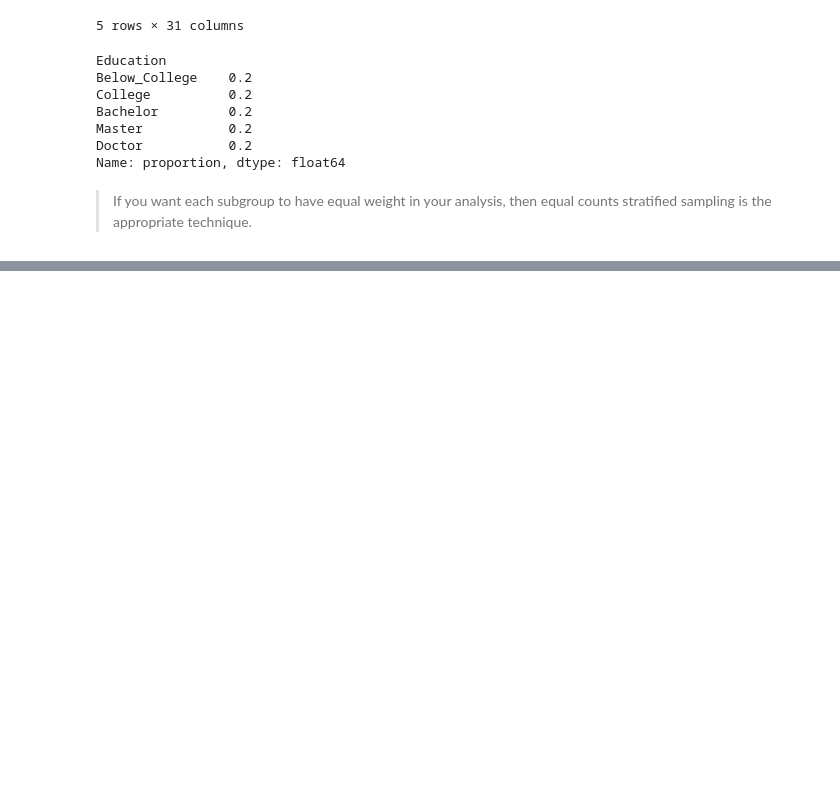
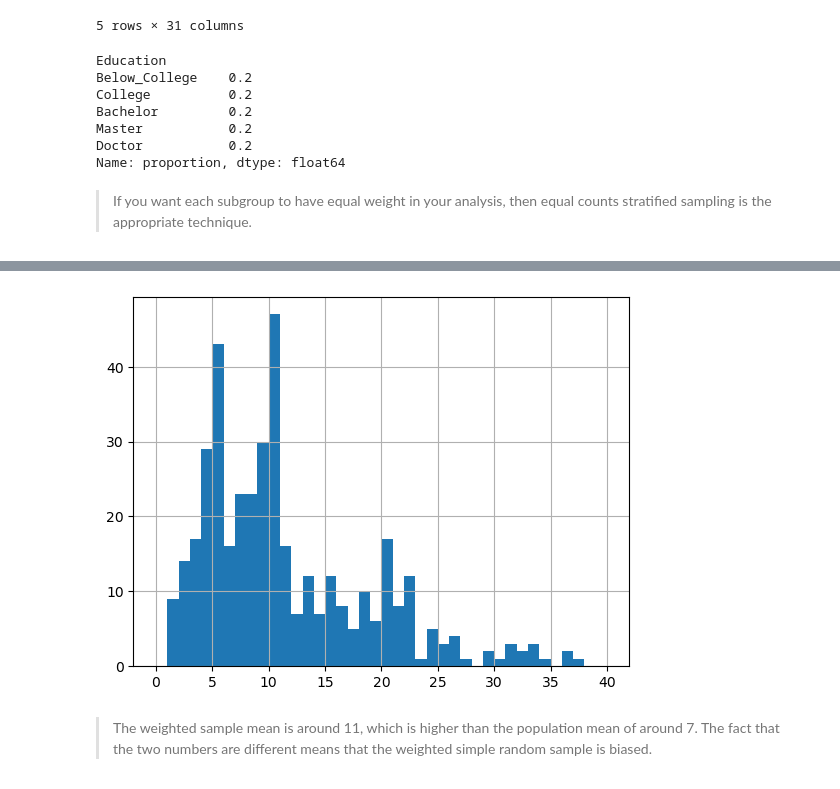
Before and after one commit to aziscript/Python-for-data-analysis, a Jupyter notebook: SamplinginPython.ipynb, the cells around one changed output, grey strips where cells are left out. Saved outputs shown, nothing was run; the diff lists cells and outputs as text; code cells hidden in the pictures; blank space fills up the shorter version.

```diff
--- a/SamplinginPython.ipynb
+++ b/SamplinginPython.ipynb
@@ -584,0 +632,6 @@ Name: proportion, dtype: float64
+# %%
+# Sample 400 employees weighted by YearsAtCompany
+attrition_weight = attrition_pop.sample(n=400, weights="YearsAtCompany")
+
+# Print the sample
+attrition_weight.head()
@@ -584,0 +646,8 @@ Name: proportion, dtype: float64
+# %%
+# Ensure you are using the correct DataFrame and column
+attrition_weight['YearsAtCompany'].hist(bins=np.arange(0, 41, 1))
+plt.show()
+# %% [output]
+[figure, added]
+# %% [markdown]
+> The weighted sample mean is around 11, which is higher than the population mean of around 7. The fact that the two numbers are different means that the weighted simple random sample is biased.
```
Also changed, not shown: parts of 81 cells of this notebook, 3 other files.
